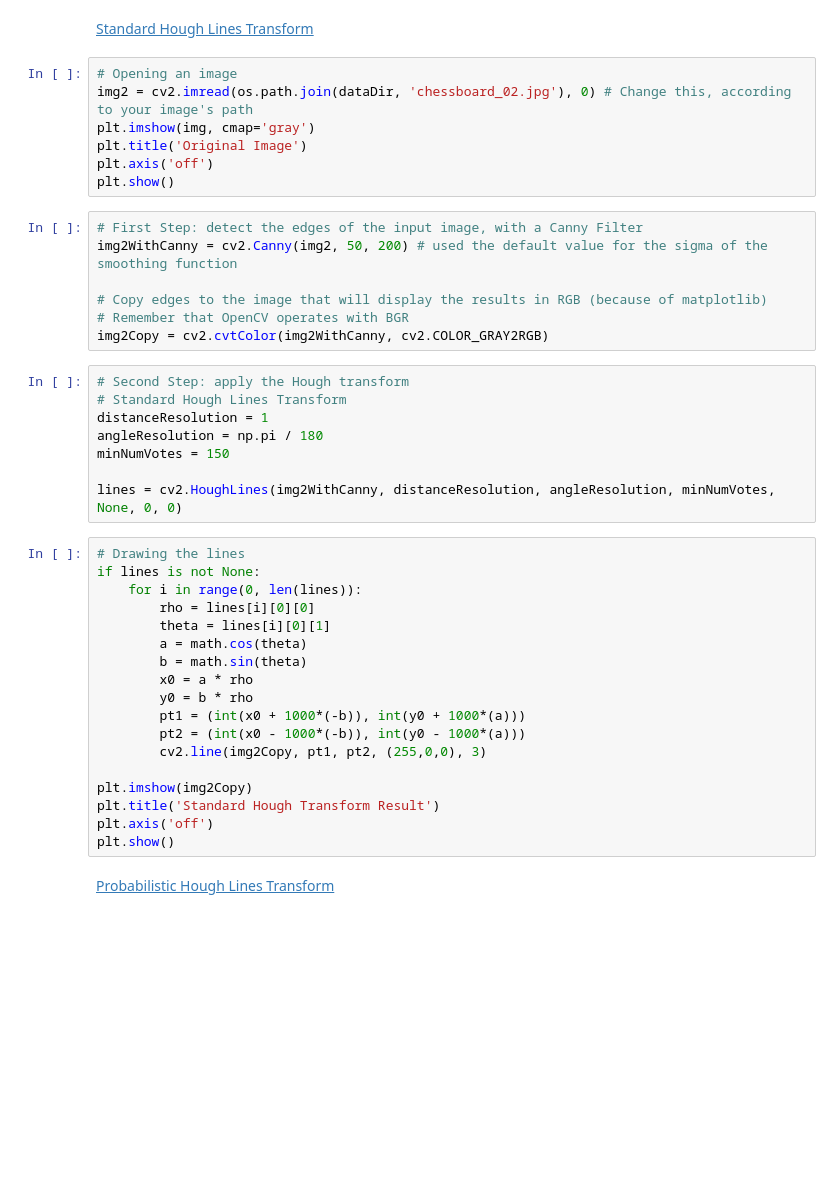
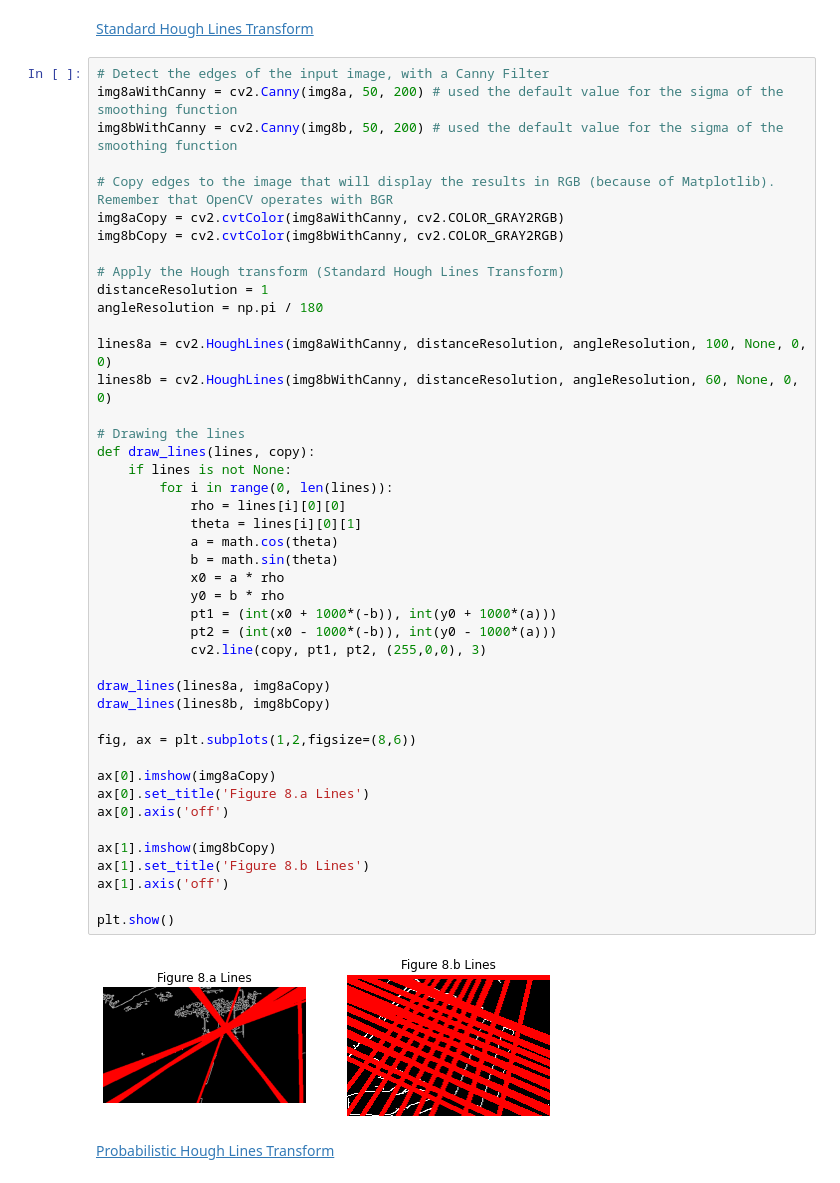
Before and after one commit to paulinho-16/MEIC-VC, a Jupyter notebook: Exercises/Part1/3_edge_detection.ipynb, the cells around one changed output. Cells and saved outputs as stored; diff of their text form; blank space fills up the shorter version.

```diff
--- a/Exercises/Part1/3_edge_detection.ipynb
+++ b/Exercises/Part1/3_edge_detection.ipynb
@@ -151,44 +183,50 @@ plt.show()
 # %% [markdown]
 [Standard Hough Lines Transform](https://docs.opencv.org/3.4/dd/d1a/group__imgproc__feature.html#ga46b4e588934f6c8dfd509cc6e0e4545a)
-# %%
-# Opening an image
-img2 = cv2.imread(os.path.join(dataDir, 'chessboard_02.jpg'), 0) # Change this, according to your image's path
-plt.imshow(img, cmap='gray')
-plt.title('Original Image')
-plt.axis('off')
-plt.show()
-# %%
-# First Step: detect the edges of the input image, with a Canny Filter
-img2WithCanny = cv2.Canny(img2, 50, 200) # used the default value for the sigma of the smoothing function
-
-# Copy edges to the image that will display the results in RGB (because of matplotlib)
-# Remember that OpenCV operates with BGR
-img2Copy = cv2.cvtColor(img2WithCanny, cv2.COLOR_GRAY2RGB)
-# %%
-# Second Step: apply the Hough transform
-# Standard Hough Lines Transform
-distanceResolution = 1
-angleResolution = np.pi / 180
-minNumVotes = 150
-
-lines = cv2.HoughLines(img2WithCanny, distanceResolution, angleResolution, minNumVotes, None, 0, 0)
 # %%
+# Detect the edges of the input image, with a Canny Filter
+img8aWithCanny = cv2.Canny(img8a, 50, 200) # used the default value for the sigma of the smoothing function
+img8bWithCanny = cv2.Canny(img8b, 50, 200) # used the default value for the sigma of the smoothing function
+
+# Copy edges to the image that will display the results in RGB (because of Matplotlib). Remember that OpenCV operates with BGR
+img8aCopy = cv2.cvtColor(img8aWithCanny, cv2.COLOR_GRAY2RGB)
+img8bCopy = cv2.cvtColor(img8bWithCanny, cv2.COLOR_GRAY2RGB)
+
+# Apply the Hough transform (Standard Hough Lines Transform)
+distanceResolution = 1
+angleResolution = np.pi / 180
+
+lines8a = cv2.HoughLines(img8aWithCanny, distanceResolution, angleResolution, 100, None, 0, 0)
+lines8b = cv2.HoughLines(img8bWithCanny, distanceResolution, angleResolution, 60, None, 0, 0)
+
 # Drawing the lines
-if lines is not None:
-    for i in range(0, len(lines)):
-        rho = lines[i][0][0]
-        theta = lines[i][0][1]
-        a = math.cos(theta)
-        b = math.sin(theta)
-        x0 = a * rho
-        y0 = b * rho
-        pt1 = (int(x0 + 1000*(-b)), int(y0 + 1000*(a)))
-        pt2 = (int(x0 - 1000*(-b)), int(y0 - 1000*(a)))
-        cv2.line(img2Copy, pt1, pt2, (255,0,0), 3)
+def draw_lines(lines, copy):
+    if lines is not None:
+        for i in range(0, len(lines)):
+            rho = lines[i][0][0]
+            theta = lines[i][0][1]
+            a = math.cos(theta)
+            b = math.sin(theta)
+            x0 = a * rho
+            y0 = b * rho
+            pt1 = (int(x0 + 1000*(-b)), int(y0 + 1000*(a)))
+            pt2 = (int(x0 - 1000*(-b)), int(y0 - 1000*(a)))
+            cv2.line(copy, pt1, pt2, (255,0,0), 3)
 
-plt.imshow(img2Copy)
-plt.title('Standard Hough Transform Result')
-plt.axis('off')
+draw_lines(lines8a, img8aCopy)
+draw_lines(lines8b, img8bCopy)
+
+fig, ax = plt.subplots(1,2,figsize=(8,6))
+
+ax[0].imshow(img8aCopy)
+ax[0].set_title('Figure 8.a Lines')
+ax[0].axis('off')
+
+ax[1].imshow(img8bCopy)
+ax[1].set_title('Figure 8.b Lines')
+ax[1].axis('off')
+
 plt.show()
+# %% [output]
+[figure, added]
 # %% [markdown]
 [Probabilistic Hough Lines Transform](https://docs.opencv.org/3.4/dd/d1a/group__imgproc__feature.html#ga8618180a5948286384e3b7ca02f6feeb)
```
Also changed, not shown: parts of 10 cells of this notebook.
